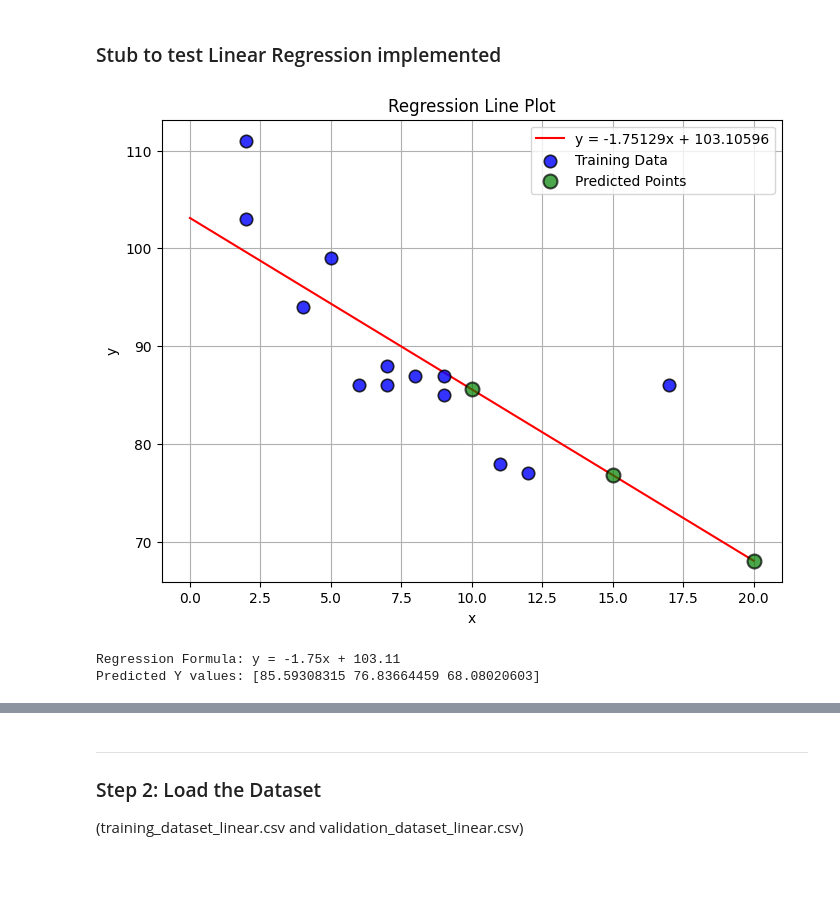
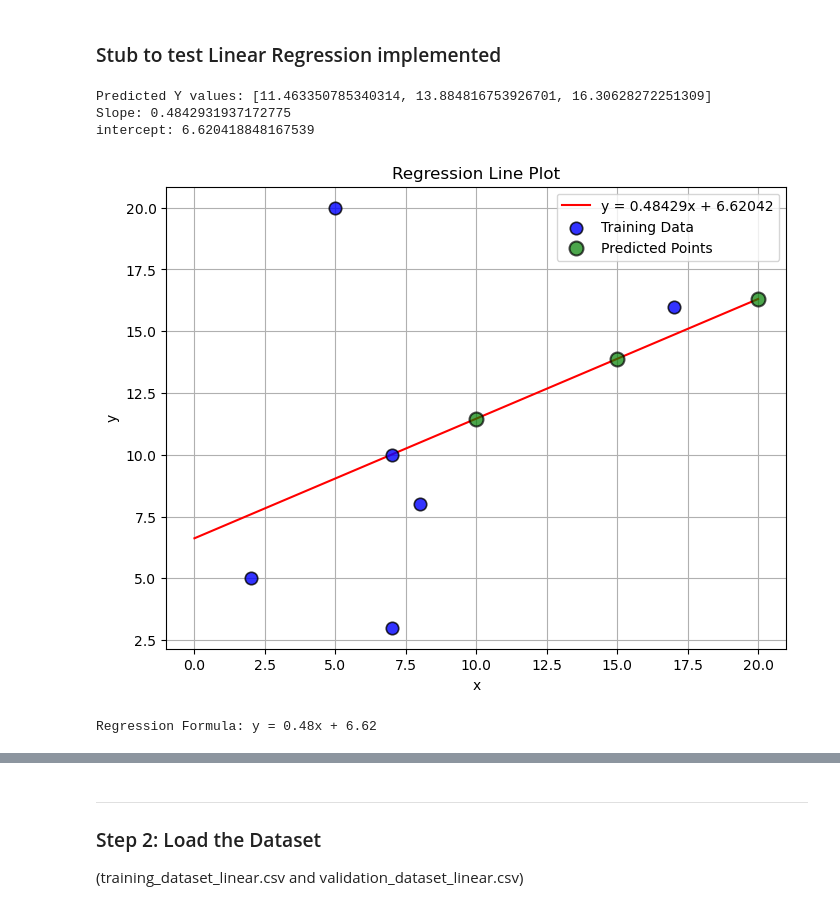
Before and after one commit to NolanMM/PROG74000-25W-Sec1-Applications-of-Artificial-Intelligence-and-Machine-Learning, a Jupyter notebook: Assignment_2/Assignment_2.ipynb, the cells around one changed output, grey strips where cells are left out. Cells and saved outputs as stored; diff of their text form; code cells hidden in the pictures; blank space fills up the shorter version.

```diff
--- a/Assignment_2/Assignment_2.ipynb
+++ b/Assignment_2/Assignment_2.ipynb
@@ -178,25 +239,40 @@ class Linear_Regression:
 ### Stub to test Linear Regression implemented
 # %%
 # Training data
-TrainX = [5, 7, 8, 7, 2, 17, 2, 9, 4, 11, 12, 9, 6]
-TrainY = [99, 86, 87, 88, 111, 86, 103, 87, 94, 78, 77, 85, 86]
+
+
+TrainY = [20, 10, 8, 3, 5, 16 ]
+
+
+#TrainX = [[7, 11], [11, 15], [15, 12], [12, 8], [8, 9], [9, 5], [5, 18], [18, 94], [94, 78], [78, 77], [77, 85], [85, 86]] # for multiple features
+TrainX = [5, 7, 8, 7, 2, 17] # for 1 feature
+
+
 
 # Test data
-test_x = [10, 15, 20]
+#test_x = [[10, 9], [9, 15], [15, 5]] # for multiple features
+test_x = [10, 15, 20] # for 1 feature
+
 
 # Initialize and train the model
 model = Linear_Regression()
 model.fit(TrainX, TrainY)
 
+
 # Make predictions
-predictions = model.predict(test_x)
+predictions, slope, intercept = model.predict(test_x)
+
+print("Predicted Y values:", predictions)
+print("Slope:", slope)
+print("intercept:", intercept)
 
 # Plot regression line with predictions
 model.plot_regression_line(x_max=20, predictions=predictions, labels=test_x, train_x=TrainX, train_y=TrainY)
 
 print("Regression Formula:", model._display_formula())
-print("Predicted Y values:", predictions)
 # %% [output]
+Predicted Y values: [11.463350785340314, 13.884816753926701, 16.30628272251309]
+Slope: 0.4842931937172775
+intercept: 6.620418848167539
-[figure, old version]
+[figure, new version]
-Regression Formula: y = -1.75x + 103.11
-Predicted Y values: [85.59308315 76.83664459 68.08020603]
+Regression Formula: y = 0.48x + 6.62
```
Also changed, not shown: parts of 5 cells of this notebook.
